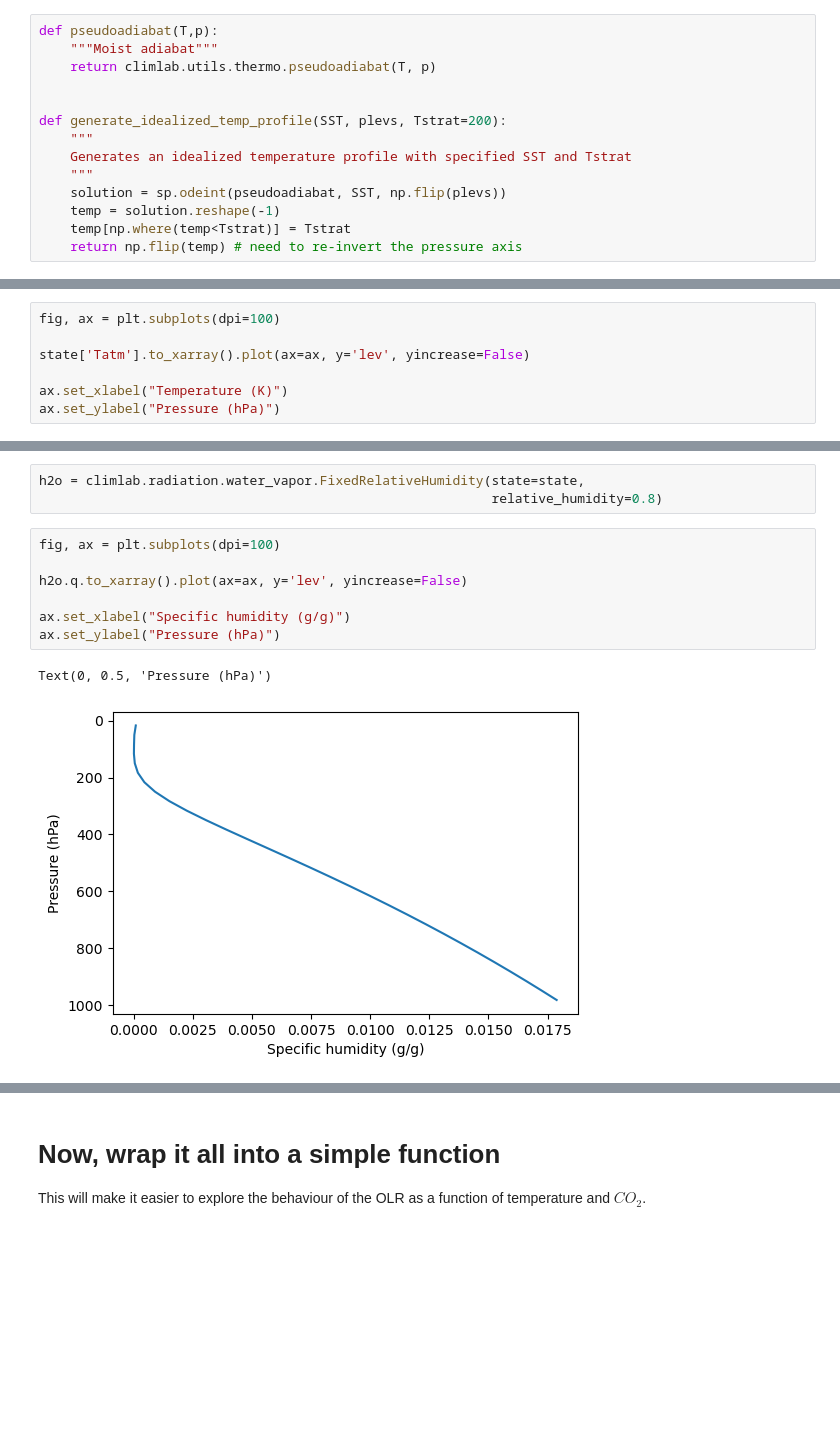
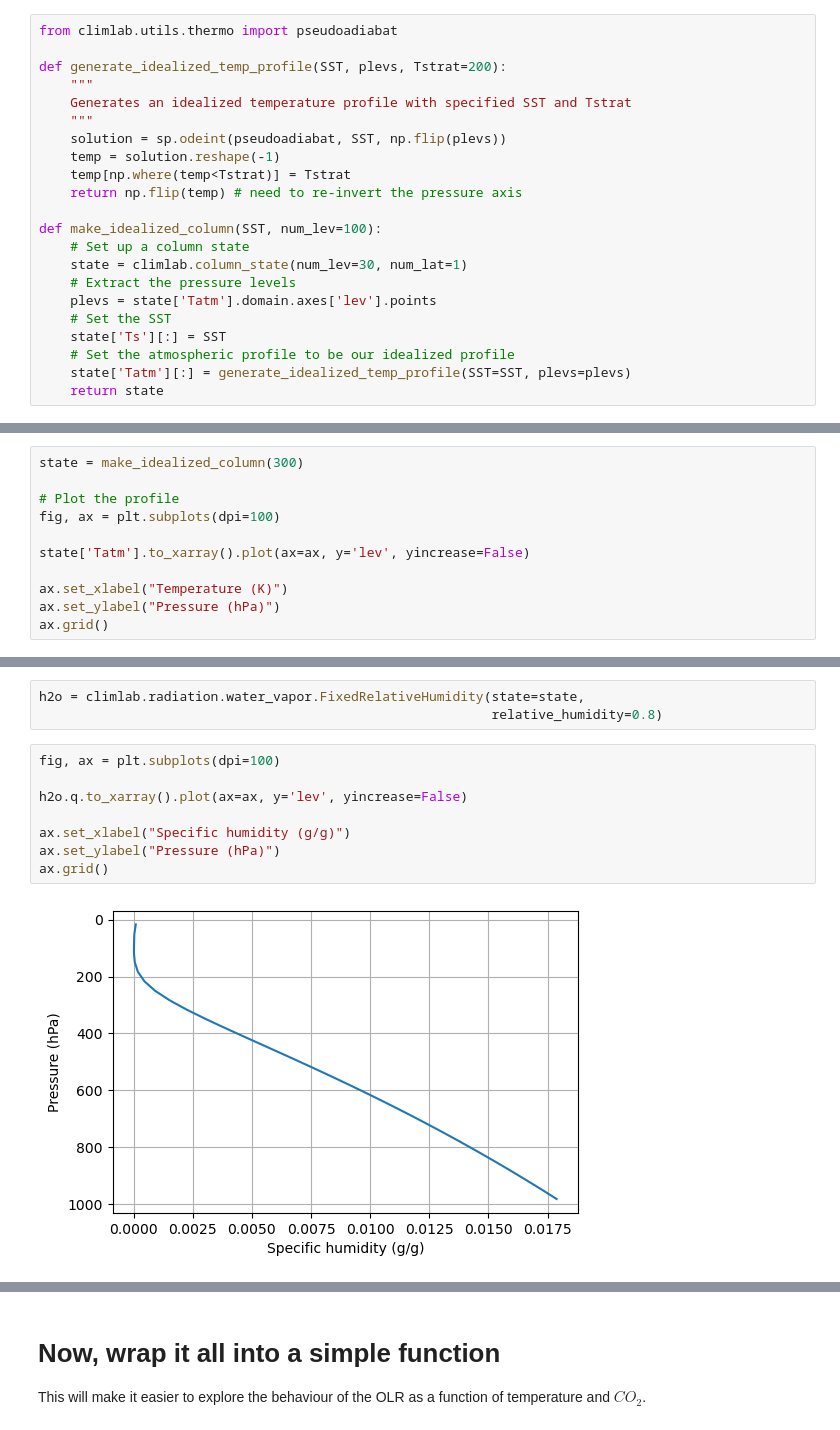
Before and after one commit to climlab/climlab, a Jupyter notebook: courseware/Spectral_OLR_with_RRTMG.ipynb, the cells around one changed output, grey strips where cells are left out. Cells and saved outputs as stored; diff of their text form; blank space fills up the shorter version.

```diff
--- a/courseware/Spectral_OLR_with_RRTMG.ipynb
+++ b/courseware/Spectral_OLR_with_RRTMG.ipynb
@@ -17,10 +16,7 @@ import scipy.integrate as sp  #Gives access to the ODE integration package
 
 In this example, we will use a temperature profile which is a moist adiabat, pegged to an isothermal stratosphere at $T_{strat}=200 \mathrm{K}$. We will also assume that relative humidity is fixed (a decent first-order assumption) at a constant value of $\mathrm{RH}=0.8$.
 # %%
-def pseudoadiabat(T,p):
-    """Moist adiabat"""
-    return climlab.utils.thermo.pseudoadiabat(T, p)
-
+from climlab.utils.thermo import pseudoadiabat
 
 def generate_idealized_temp_profile(SST, plevs, Tstrat=200):
     """
@@ -30,3 +26,14 @@ def generate_idealized_temp_profile(SST, plevs, Tstrat=200):
     temp = solution.reshape(-1)
     temp[np.where(temp<Tstrat)] = Tstrat
     return np.flip(temp) # need to re-invert the pressure axis
+
+def make_idealized_column(SST, num_lev=100):
+    # Set up a column state
+    state = climlab.column_state(num_lev=30, num_lat=1)
+    # Extract the pressure levels
+    plevs = state['Tatm'].domain.axes['lev'].points
+    # Set the SST
+    state['Ts'][:] = SST
+    # Set the atmospheric profile to be our idealized profile
+    state['Tatm'][:] = generate_idealized_temp_profile(SST=SST, plevs=plevs)
+    return state
@@ -45,8 +40,12 @@ state['Tatm'][:] = generate_idealized_temp_profile(SST=300, plevs=plevs)
 # %%
+state = make_idealized_column(300)
+
+# Plot the profile
 fig, ax = plt.subplots(dpi=100)
 
 state['Tatm'].to_xarray().plot(ax=ax, y='lev', yincrease=False)
 
 ax.set_xlabel("Temperature (K)")
 ax.set_ylabel("Pressure (hPa)")
+ax.grid()
 # %% [output]
@@ -60,13 +58,13 @@ h2o = climlab.radiation.water_vapor.FixedRelativeHumidity(state=state,
 # %%
 fig, ax = plt.subplots(dpi=100)
 
 h2o.q.to_xarray().plot(ax=ax, y='lev', yincrease=False)
 
 ax.set_xlabel("Specific humidity (g/g)")
 ax.set_ylabel("Pressure (hPa)")
+ax.grid()
 # %% [output]
-Text(0, 0.5, 'Pressure (hPa)')
-[figure, old version]
+[figure, new version]
 # %% [markdown]
 ## Run the profiles through `RRTMG_LW`
 
```
Also changed, not shown: parts of 29 cells of this notebook.
